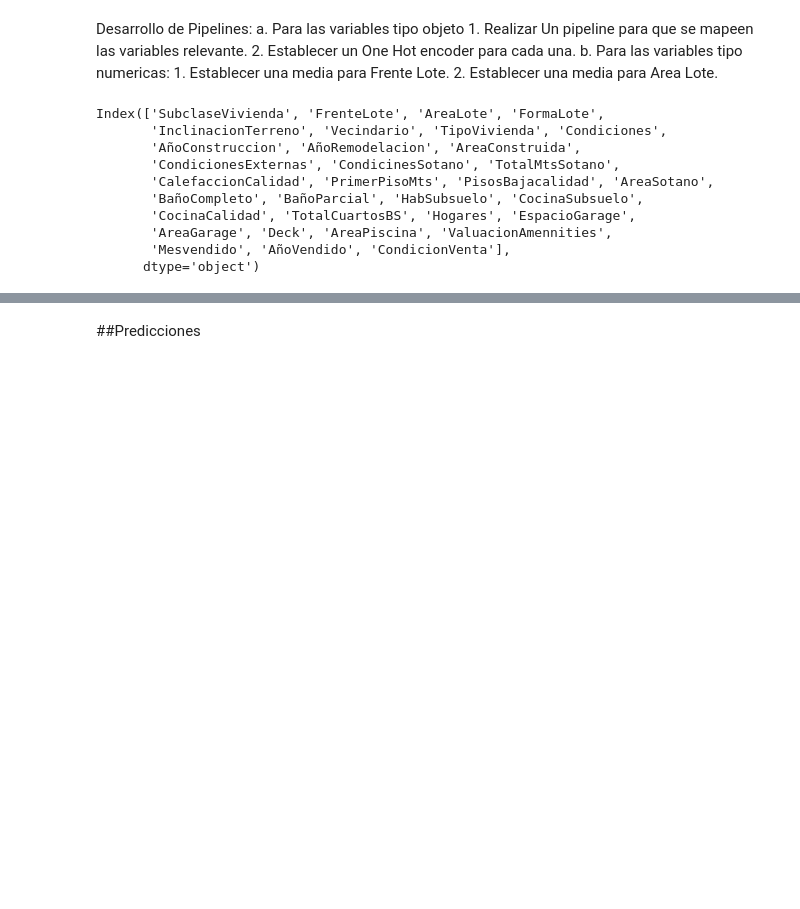
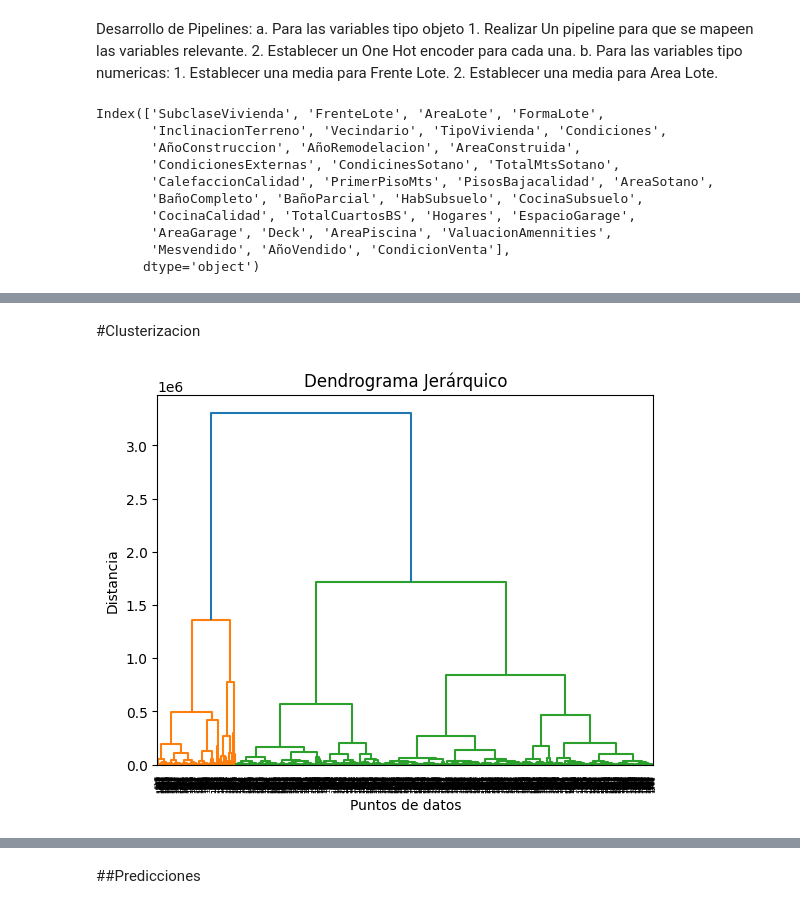
Before and after one commit to elopezfilippini/pythonworks, a Jupyter notebook: House_Pricing_Project.ipynb, the cells around one changed output, grey strips where cells are left out. Cells and saved outputs as stored; diff of their text form; code cells hidden in the pictures; blank space fills up the shorter version.

```diff
--- a/House_Pricing_Project.ipynb
+++ b/House_Pricing_Project.ipynb
@@ -386,7 +386,9 @@ class Hot(BaseEstimator, TransformerMixin):
     def fit(self, x):
        return self
     def transform(self, x):
-      # ohe = OneHotEncoder(handle_unknown="ignore", sparse=False)
+      ohe = OneHotEncoder(handle_unknown="ignore", sparse=False)
+      c=pd.DataFrame(ohe.fit_transform(x["Vecindario"].values.reshape(-1,1)))
+      x = pd.concat([x, c], axis=1)
       # columns_to_encode = ["FormaLote", "InclinacionTerreno", "Vecindario", "TipoVivienda", "CondicionesExternas", "CondicinesSotano", "CalefaccionCalidad", "CocinaCalidad", "CondicionVenta"]
       # encoded_dataframes = []  # Declarar la lista de DataFrames
       # for column in columns_to_encode:
@@ -407,7 +409,7 @@ class Hot(BaseEstimator, TransformerMixin):
       # h=pd.DataFrame(ohe.fit_transform(x["CocinaCalidad"].values.reshape(-1,1)))
       # i=pd.DataFrame(ohe.fit_transform(x["CondicionVenta"].values.reshape(-1,1)))
 
-      x.drop(columns= ['FormaLote', 'InclinacionTerreno', 'Vecindario', 'TipoVivienda',
+      x.drop(columns= ['FormaLote', 'InclinacionTerreno', "Vecindario",'TipoVivienda',
        'CondicionesExternas', 'CondicinesSotano', 'CalefaccionCalidad',
        'CocinaCalidad', 'CondicionVenta'], inplace=True)
 
@@ -489,0 +482,16 @@ testdf.head()
+# %% [markdown]
+#Clusterizacion
+# %%
+
+from scipy.cluster.hierarchy import dendrogram, linkage
+
+data = nuevadf
+
+linkage_matrix = linkage(data, method='ward')  # Método de vinculación (puedes elegir otros métodos)
+dendrogram(linkage_matrix)
+plt.xlabel('Puntos de datos')
+plt.ylabel('Distancia')
+plt.title('Dendrograma Jerárquico')
+plt.show()
+# %% [output]
+[figure, added]
```
Also changed, not shown: parts of 9 cells of this notebook.
